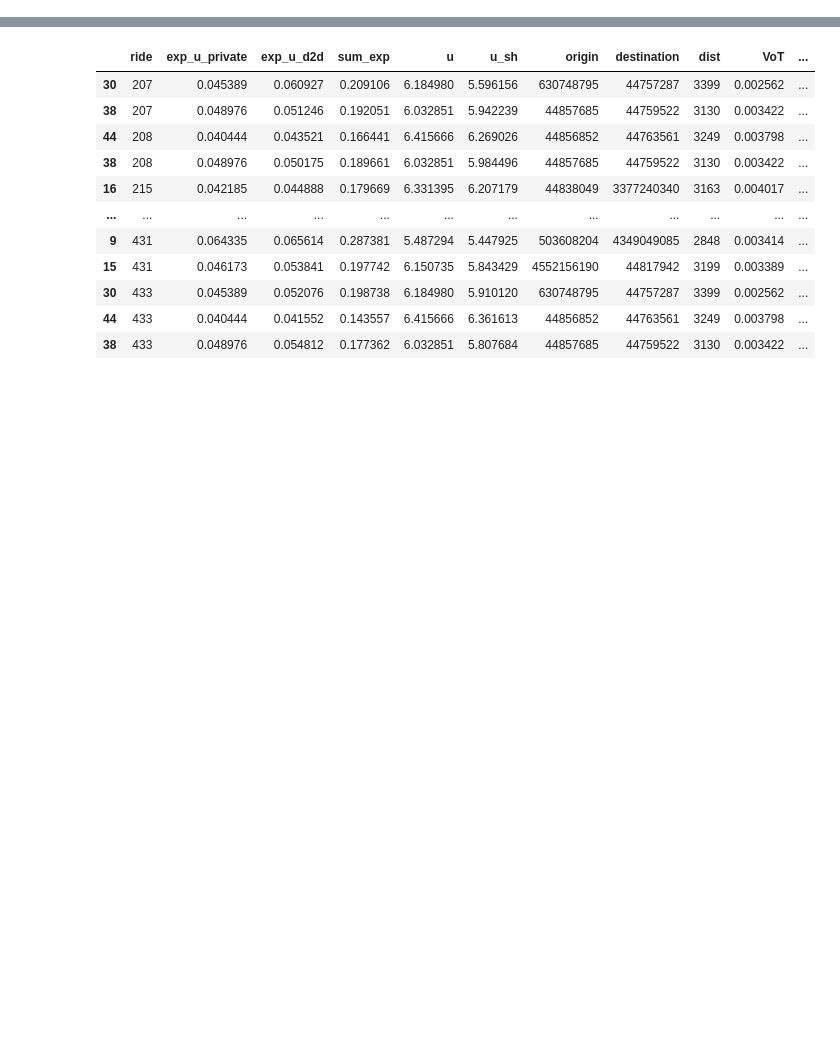
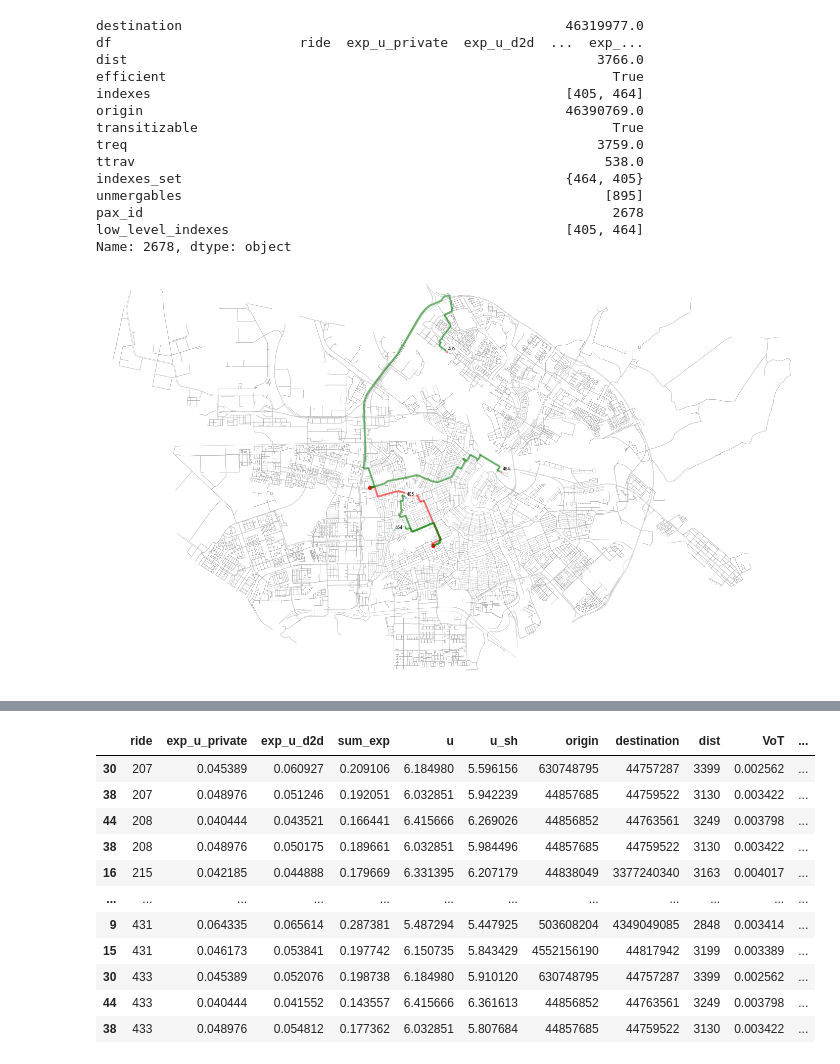
Before and after one commit to RafalKucharskiPK/ExMAS, a Jupyter notebook: ExMAS/spinoffs/tndp/ExExMAS_visualize.ipynb, the cells around one changed output, grey strips where cells are left out. Cells and saved outputs as stored; diff of their text form; code cells hidden in the pictures; blank space fills up the shorter version.

```diff
--- a/ExMAS/spinoffs/tndp/ExExMAS_visualize.ipynb
+++ b/ExMAS/spinoffs/tndp/ExExMAS_visualize.ipynb
@@ -40,5 +22,14 @@ inData = ExMAS.utils.generate_demand(inData, params)
 # %%
 def read_lists(df):
-    for col in ['indexes','indexes_dest','indexes_orig','u_paxes','times']:
-        df[col] = df[col].apply(lambda x: json.loads(x))
+    for col in ['indexes','indexes_dest','indexes_orig','u_paxes','times','unmergables']:
+        if col in df.columns:
+            df[col] = df[col].apply(lambda x: json.loads(x))
     return df
+# %%
+PATH = 'ExMAS/data/transits/400'
+for file in os.listdir(PATH):
+    if file.endswith(".csv"):
+        inData[file[:-4]]= read_lists(pd.read_csv(os.path.join(PATH,file), index_col = 0))
+
+        if "row" in inData[file[:-4]].columns:
+            del inData[file[:-4]]['row']
@@ -44,0 +185,25 @@ def read_lists(df):
+# %%
+def plot2(inData, ride_id):
+    ride2 = inData.request2.loc[ride_id]
+    ride = inData.rides1.loc[ride2.name]
+    ride2.origins = json.loads(ride.origins)
+    ride2.destinations = json.loads(ride.destinations)
+    fig, ax = plot_ride(inData,ride2)
+    return ride2
+plot2(inData,2678)
+# %% [output]
+destination                                                 46319977.0
+df                        ride  exp_u_private  exp_u_d2d  ...  exp_...
+dist                                                            3766.0
+efficient                                                         True
+indexes                                                     [405, 464]
+origin                                                      46390769.0
+transitizable                                                     True
+treq                                                            3759.0
+ttrav                                                            538.0
+indexes_set                                                 {464, 405}
+unmergables                                                      [895]
+pax_id                                                            2678
+low_level_indexes                                           [405, 464]
+Name: 2678, dtype: object
+[figure, added]
```
Also changed, not shown: parts of 43 cells of this notebook, 3 other files.
